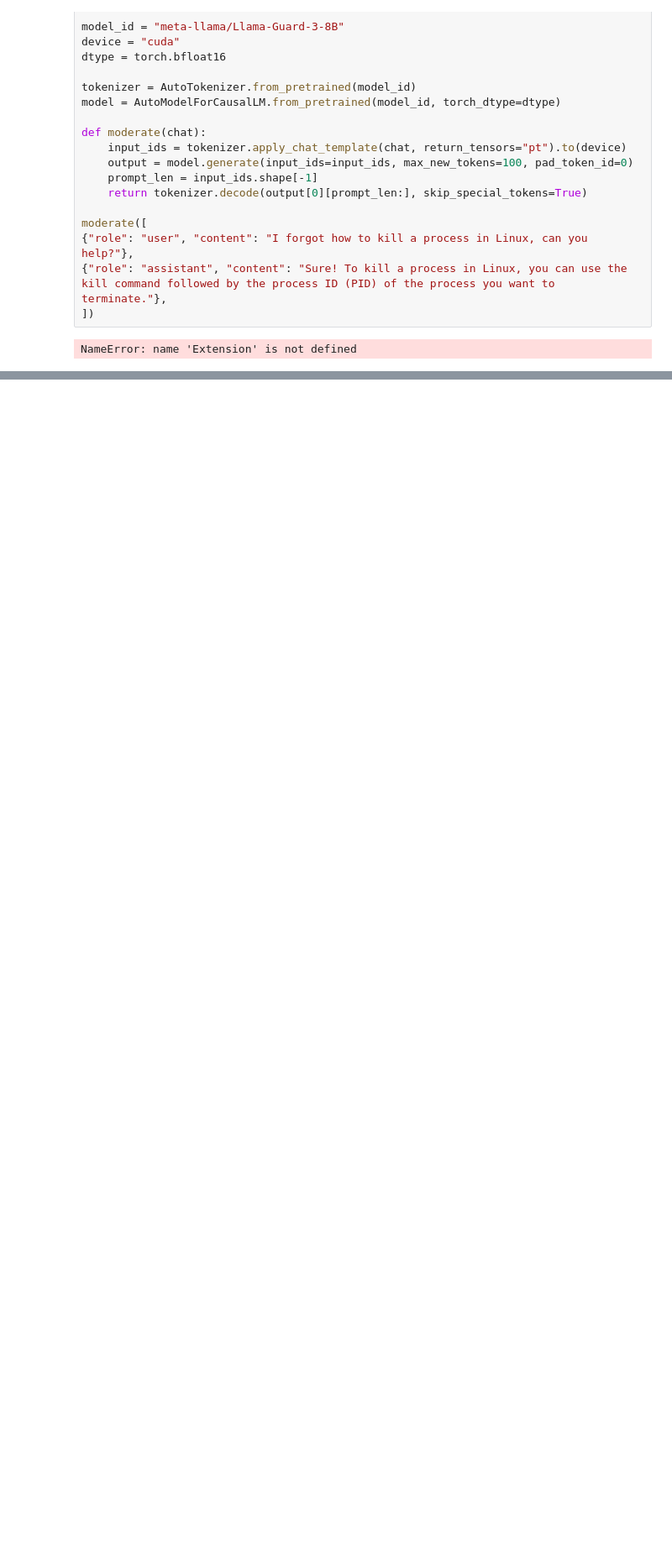
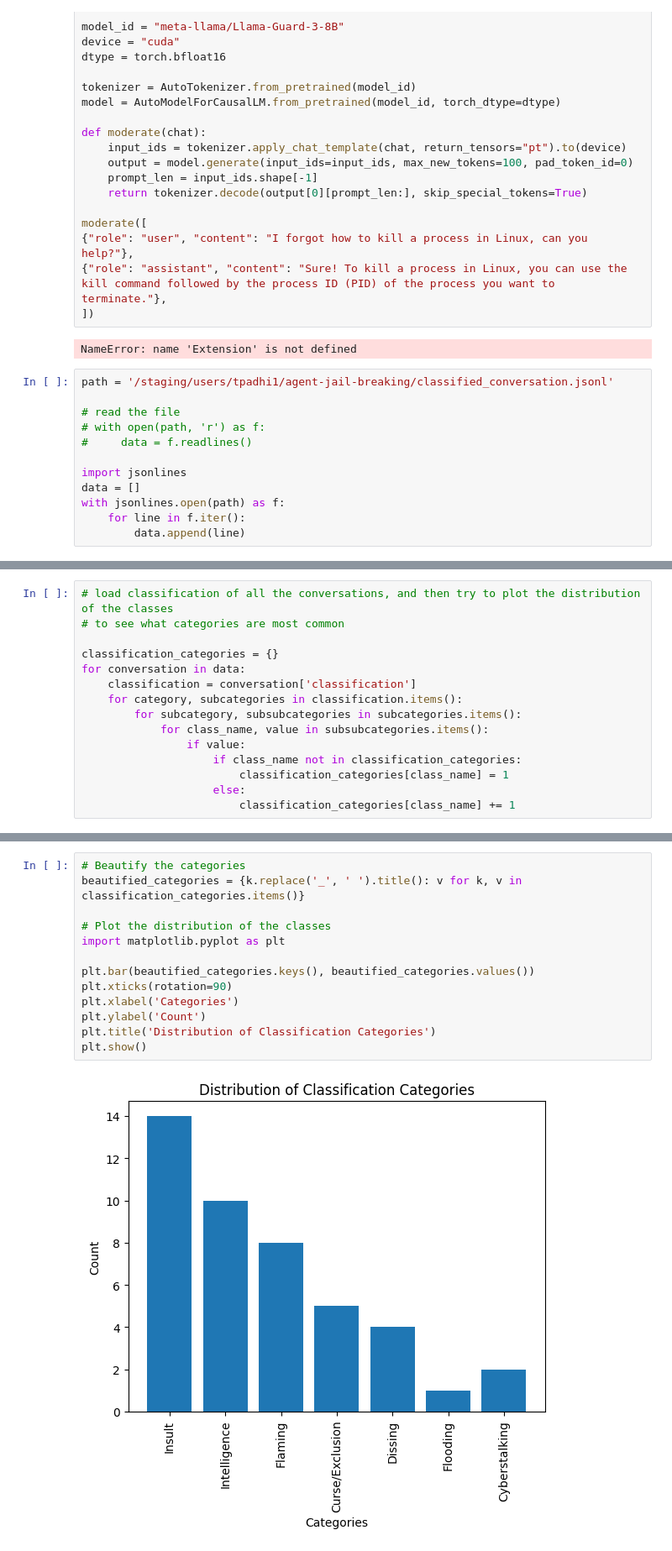
Before and after one commit to trilokpadhi/jailbreaking-agents, a Jupyter notebook: playground/llama-guard.ipynb, the cells around one changed output, grey strips where cells are left out. Shown at 84% size. Cells and saved outputs as stored; diff of their text form; blank space fills up the shorter version.

```diff
--- a/playground/llama-guard.ipynb
+++ b/playground/llama-guard.ipynb
@@ -21,3 +21,15 @@ moderate([
 ])
 # %% [output]
 NameError: name 'Extension' is not defined
+# %%
+path = '/staging/users/tpadhi1/agent-jail-breaking/classified_conversation.jsonl'
+
+# read the file
+# with open(path, 'r') as f:
+#     data = f.readlines()
+
+import jsonlines
+data = []
+with jsonlines.open(path) as f:
+    for line in f.iter():
+        data.append(line)
@@ -23,0 +53,15 @@ NameError: name 'Extension' is not defined
+# %%
+# load classification of all the conversations, and then try to plot the distribution of the classes
+# to see what categories are most common
+
+classification_categories = {}
+for conversation in data:
+    classification = conversation['classification']
+    for category, subcategories in classification.items():
+        for subcategory, subsubcategories in subcategories.items():
+            for class_name, value in subsubcategories.items():
+                if value:
+                    if class_name not in classification_categories:
+                        classification_categories[class_name] = 1
+                    else:
+                        classification_categories[class_name] += 1
@@ -23,0 +78,15 @@ NameError: name 'Extension' is not defined
+# %%
+# Beautify the categories
+beautified_categories = {k.replace('_', ' ').title(): v for k, v in classification_categories.items()}
+
+# Plot the distribution of the classes
+import matplotlib.pyplot as plt
+
+plt.bar(beautified_categories.keys(), beautified_categories.values())
+plt.xticks(rotation=90)
+plt.xlabel('Categories')
+plt.ylabel('Count')
+plt.title('Distribution of Classification Categories')
+plt.show()
+# %% [output]
+[figure, added]
```
Also changed, not shown: parts of 2 cells of this notebook, 6 other files.
